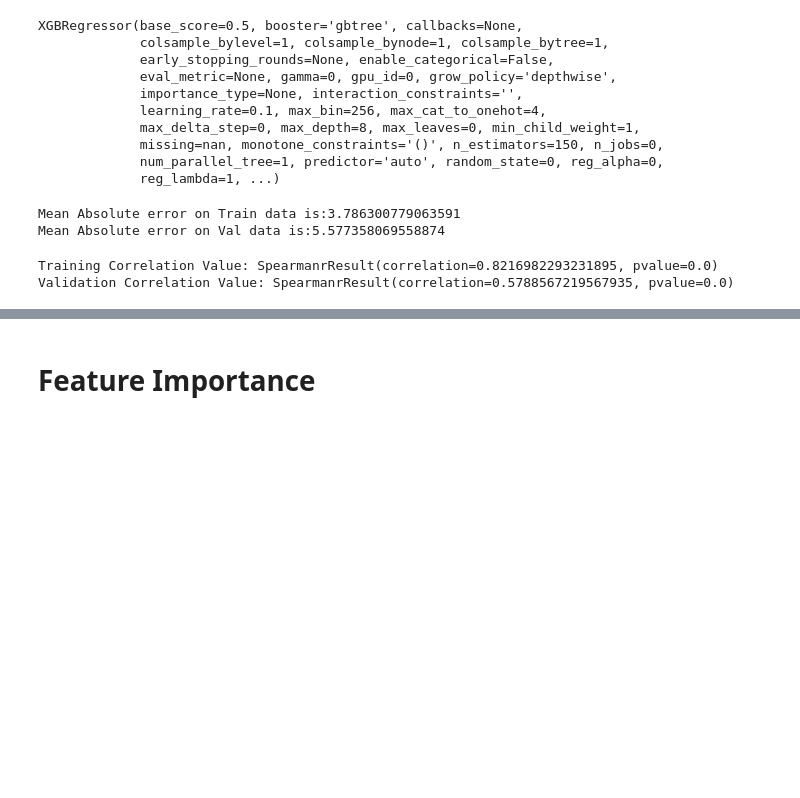
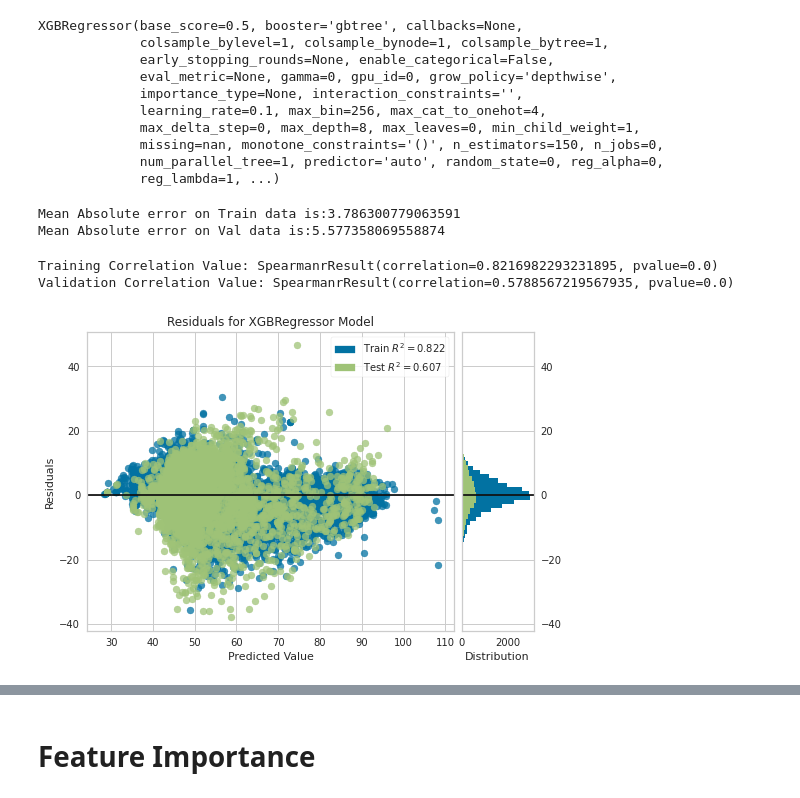
Before and after one commit to ousmal/Openclasroom_P8_Comp-tion_kaggle, a Jupyter notebook: LO_Ousmane_1_documentation_et_code_122022.ipynb, the cells around one changed output, grey strips where cells are left out. Drawn from its saved outputs; the diff is of its cells as text; code cells hidden in the pictures; blank space fills up the shorter version.

```diff
--- a/LO_Ousmane_1_documentation_et_code_122022.ipynb
+++ b/LO_Ousmane_1_documentation_et_code_122022.ipynb
@@ -480,3 +478,11 @@ print("Validation Correlation Value: {}".format(spearmanr(y_pred_val, y_val)))
 # %% [output]
 Training Correlation Value: SpearmanrResult(correlation=0.8216982293231895, pvalue=0.0)
 Validation Correlation Value: SpearmanrResult(correlation=0.5788567219567935, pvalue=0.0)
+# %%
+from yellowbrick.regressor import ResidualsPlot,prediction_error
+visualizer= ResidualsPlot(model)
+visualizer.fit(np.array(X_train), np.array(y_train).reshape( 23184,))
+visualizer.score(np.array(X_val), np.array(y_val).reshape(5797,))
+visualizer.show();
+# %% [output]
+[figure, added]
```
Also changed, not shown: parts of 16 cells of this notebook, 6 other files.
